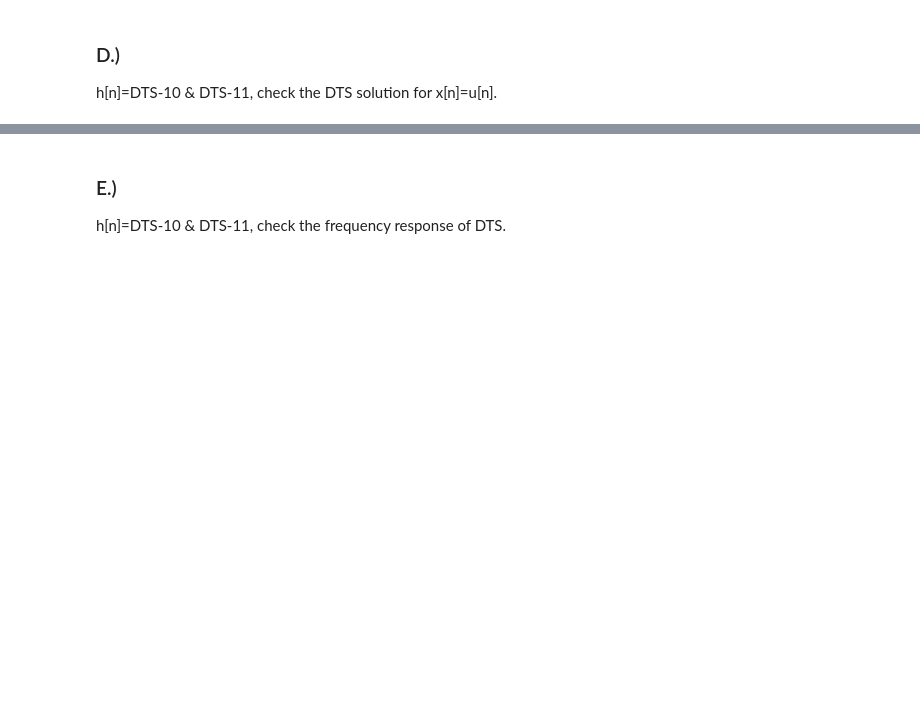
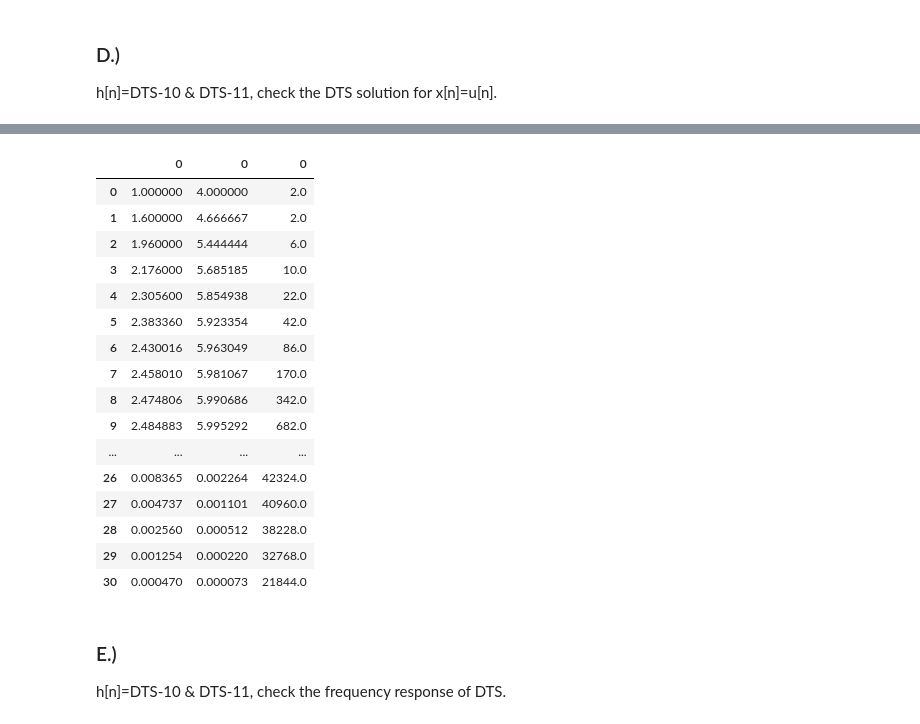
Before and after one commit to a98982323/DSP, a Jupyter notebook: HW3.ipynb, the cells around one changed output, grey strips where cells are left out. Saved outputs shown, nothing was run; the diff lists cells and outputs as text; code cells hidden in the pictures; blank space fills up the shorter version.

```diff
--- a/HW3.ipynb
+++ b/HW3.ipynb
@@ -63,0 +60,27 @@ for i in range(0, 15, 1):
+# %%
+def simulate_system_B_DTS10_1(x):
+    y = np.zeros(len(x))
+    for n in range(len(x)):
+        if n == 0:
+            y[n] = x[n]
+        else:
+            y[n] = x[n] + 0.6 * y[n-1]
+    return y
+def simulate_system_B_DTS10_2(x):
+    y = np.zeros(len(x))
+    for n in range(len(x)):
+        if n == 0:
+            y[n] = 4 * x[n]
+        else:
+            y[n] = 4 * x[n] + 1/6 * y[n-1] + 1/6 * y[n-2]
+    return y
+def simulate_system_B_DTS11(x):
+    y = np.zeros(len(x))
+    for n in range(len(x)):
+        if n == 0:
+            y[n] = 2 * x[n]
+        elif n == 1:
+            y[n] = x[n]
+        else:
+            y[n] = 2 * x[n] - x[n-1] + y[n-1] + 2 * y[n-2]
+    return y
@@ -79,3 +147,15 @@ h[n]=DTS-10 & DTS-11, x[n]={1, 1, 1, 1, 1, 1, 0 ,0}, check y[n].
 # %% [markdown]
 ### D.)
  h[n]=DTS-10 & DTS-11, check the DTS solution for x[n]=u[n].
+# %%
+x = [(1 if i ==0 else 0) for i in range(16)]
+x_d = [1 for i in range(len(x))]
+# DTS-10_1
+y_DTS_10_1 = simulate_system_B_DTS10_1(x)
+d_y_DTS_10_1 = np.convolve(x_d,y_DTS_10_1)
+# DTS-10_2
+y_DTS_10_2 = simulate_system_B_DTS10_2(x)
+d_y_DTS_10_2 = np.convolve(x_d,y_DTS_10_2)
+# DTS-11_1
+y_DTS_11 = simulate_system_B_DTS11(x)
+d_y_DTS_11 = np.convolve(x_d,y_DTS_11)
@@ -82,3 +184,27 @@ h[n]=DTS-10 & DTS-11, x[n]={1, 1, 1, 1, 1, 1, 0 ,0}, check y[n].
+# %%
+""" D_1_df = pd.DataFrame(d_y_DTS_10_1)
+D_2_df = pd.DataFrame(d_y_DTS_10_2)
+D_3_df = pd.DataFrame(d_y_DTS_11)
+D_sum_df = pd.concat([D_1_df, D_2_df, D_3_df], axis=1)
+D_sum_df """
+# %% [output]
+|  | 0 | 0 | 0 |
+| 0 | 1.000000 | 4.000000 | 2.0 |
+| 1 | 1.600000 | 4.666667 | 2.0 |
+| 2 | 1.960000 | 5.444444 | 6.0 |
+| 3 | 2.176000 | 5.685185 | 10.0 |
+| 4 | 2.305600 | 5.854938 | 22.0 |
+| 5 | 2.383360 | 5.923354 | 42.0 |
+| 6 | 2.430016 | 5.963049 | 86.0 |
+| 7 | 2.458010 | 5.981067 | 170.0 |
+| 8 | 2.474806 | 5.990686 | 342.0 |
+| 9 | 2.484883 | 5.995292 | 682.0 |
+| ... | ... | ... | ... |
+| 26 | 0.008365 | 0.002264 | 42324.0 |
+| 27 | 0.004737 | 0.001101 | 40960.0 |
+| 28 | 0.002560 | 0.000512 | 38228.0 |
+| 29 | 0.001254 | 0.000220 | 32768.0 |
+| 30 | 0.000470 | 0.000073 | 21844.0 |
 # %% [markdown]
 ### E.)
 h[n]=DTS-10 & DTS-11, check the frequency response of DTS.
```
Also changed, not shown: parts of 14 cells of this notebook, 5 other files.
